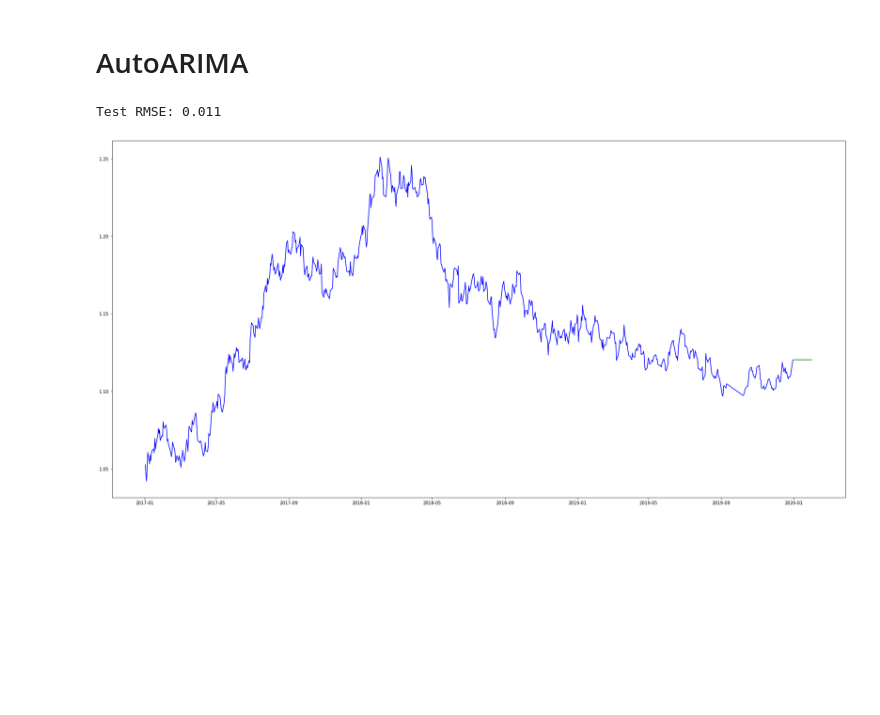
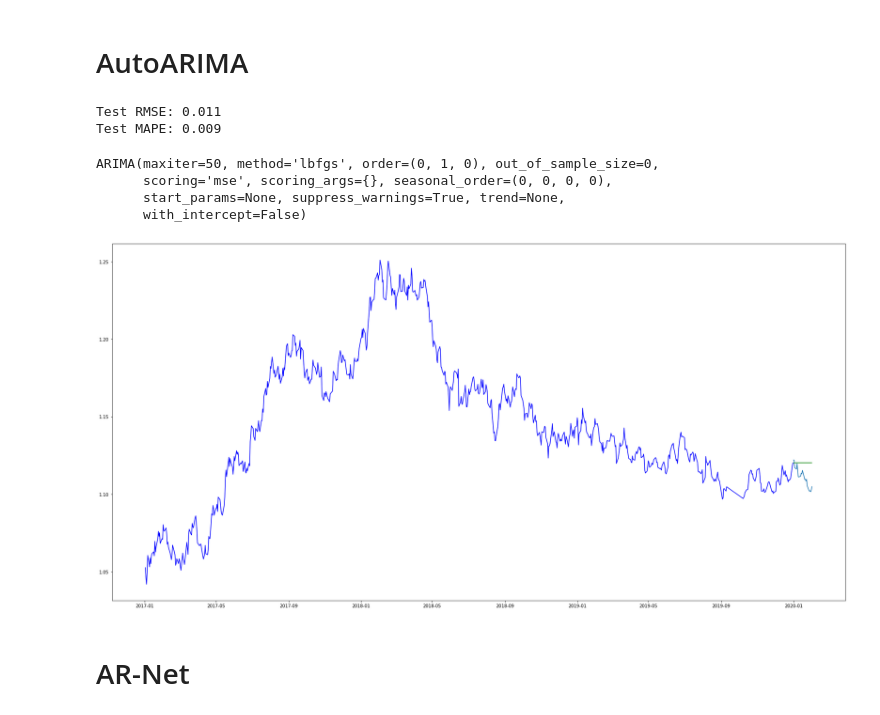
Before and after one commit to karaee/ExchangeRateTSDL, a Jupyter notebook: ar.ipynb, the cells around one changed output. Drawn from its saved outputs; the diff is of its cells as text; code cells hidden in the pictures; blank space fills up the shorter version.

```diff
--- a/ar.ipynb
+++ b/ar.ipynb
@@ -92,0 +168,5 @@ test = ts[(ts.index >= "2020-01-01") & (ts.index <= "2020-02-01")]
+# %%
+inv_data.index = inv_data.Date
+# %%
+inv_data.drop("Date",1, inplace=True)
+inv_data.rename(columns={"Price": "EURUSD"},inplace=True); inv_data.head()
@@ -92,0 +181,2 @@ test = ts[(ts.index >= "2020-01-01") & (ts.index <= "2020-02-01")]
+# %%
+invts = inv_data.resample("1D").interpolate(method='time'); invts
@@ -93,3 +198,11 @@ test = ts[(ts.index >= "2020-01-01") & (ts.index <= "2020-02-01")]
+# %%
+trainidx = range(0,int(len(invts)*0.7))
+valididx = range(int(len(invts)*0.7) , int(len(invts)*0.85) )
+testidx = range(int(len(invts)*0.85) , len(invts) )
+
+train = invts.iloc[trainidx]
+valid = invts.iloc[valididx]
+test = invts.iloc[testidx]
 # %% [markdown]
 # ACF - PACF
 # %%
@@ -146,15 +266,28 @@ forecasts = model.predict(test.shape[0])  # predict N steps into the future
 predictions = pd.Series(forecasts, index=test.index)
 # %%
 rmse = sqrt(mean_squared_error(test, predictions))
+mape = abs(predictions/test["EURUSD"] - 1).mean()
 print('Test RMSE: %.3f' % rmse)
+print('Test MAPE: %.3f' % mape)
 # %% [output]
 Test RMSE: 0.011
+Test MAPE: 0.009
+# %%
+model
+# %% [output]
+ARIMA(maxiter=50, method='lbfgs', order=(0, 1, 0), out_of_sample_size=0,
+      scoring='mse', scoring_args={}, seasonal_order=(0, 0, 0, 0),
+      start_params=None, suppress_warnings=True, trend=None,
+      with_intercept=False)
 # %%
 # Visualize the forecasts (blue=train, green=forecasts)
 x = np.arange(train.shape[0] + test.shape[0])
-pyplot.figure(figsize=(30, 15))
-pyplot.plot(train, c='blue')
-pyplot.plot(predictions, c='green')
-pyplot.show()
+plt.figure(figsize=(30, 15))
+plt.plot(train, c='blue')
+plt.plot(test)
+plt.plot(predictions, c='green')
+plt.show()
 # %% [output]
-[figure, old version]
+[figure, new version]
+# %% [markdown]
+# AR-Net
```
Also changed, not shown: parts of 23 cells of this notebook.
